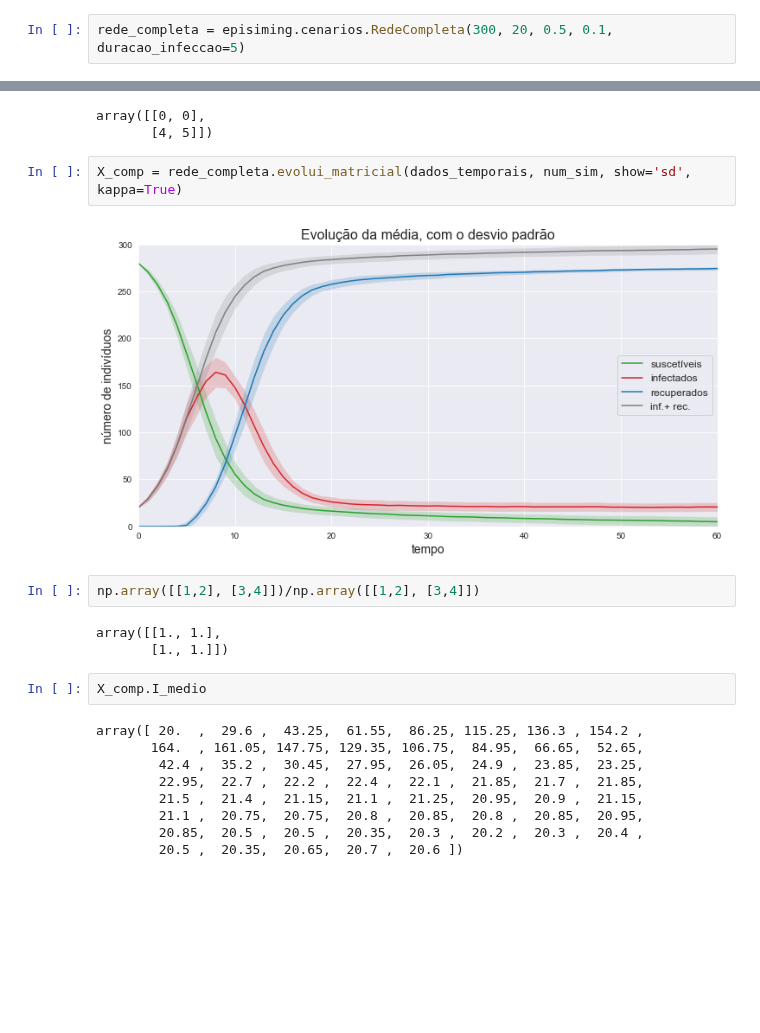
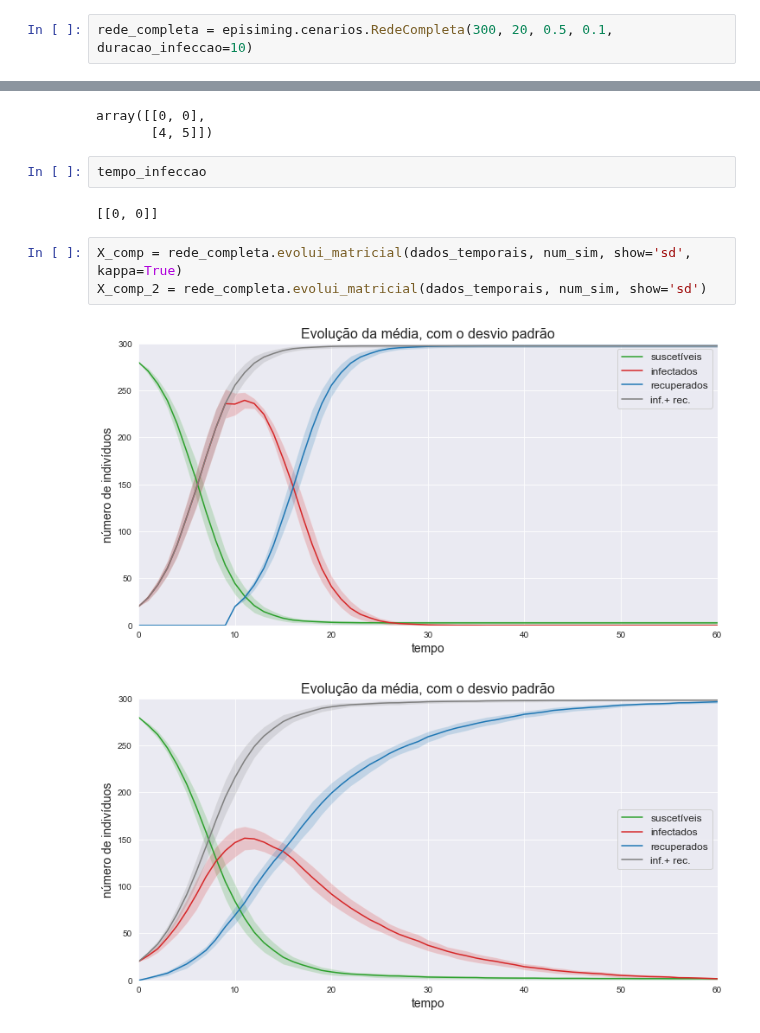
Before and after one commit to Modelagem-Covid-19-RJ/covid19, a Jupyter notebook: modelos/Factory/agent_based/SIR_Matricial_kappa.ipynb, the cells around one changed output, grey strips where cells are left out. Drawn from its saved outputs; the diff is of its cells as text; blank space fills up the shorter version.

```diff
--- a/modelos/Factory/agent_based/SIR_Matricial_kappa.ipynb
+++ b/modelos/Factory/agent_based/SIR_Matricial_kappa.ipynb
@@ -45,7 +49,7 @@ dados_temporais = [t_0, dt, num_dt]
 tempos = np.linspace(t_0, num_dt*dt, num_dt+1)
 num_sim = 20
 # %%
-rede_completa = episiming.cenarios.RedeCompleta(300, 20, 0.5, 0.1, duracao_infeccao=5)
+rede_completa = episiming.cenarios.RedeCompleta(300, 20, 0.5, 0.1, duracao_infeccao=10)
 # %%
 [1,2,3,4].remove(2)
 # %%
@@ -64,23 +68,13 @@ np.concatenate(([[0,0]], [[4, 5]]))
 # %% [output]
 array([[0, 0],
        [4, 5]])
+# %%
+tempo_infeccao
+# %% [output]
+[[0, 0]]
 # %%
 X_comp = rede_completa.evolui_matricial(dados_temporais, num_sim, show='sd', kappa=True)
+X_comp_2 = rede_completa.evolui_matricial(dados_temporais, num_sim, show='sd')
 # %% [output]
-[figure, old version]
+[figure, new version]
+[figure, added]
-# %%
-np.array([[1,2], [3,4]])/np.array([[1,2], [3,4]])
-# %% [output]
-array([[1., 1.],
-       [1., 1.]])
-# %%
-X_comp.I_medio
-# %% [output]
-array([ 20.  ,  29.6 ,  43.25,  61.55,  86.25, 115.25, 136.3 , 154.2 ,
-       164.  , 161.05, 147.75, 129.35, 106.75,  84.95,  66.65,  52.65,
-        42.4 ,  35.2 ,  30.45,  27.95,  26.05,  24.9 ,  23.85,  23.25,
-        22.95,  22.7 ,  22.2 ,  22.4 ,  22.1 ,  21.85,  21.7 ,  21.85,
-        21.5 ,  21.4 ,  21.15,  21.1 ,  21.25,  20.95,  20.9 ,  21.15,
-        21.1 ,  20.75,  20.75,  20.8 ,  20.85,  20.8 ,  20.85,  20.95,
-        20.85,  20.5 ,  20.5 ,  20.35,  20.3 ,  20.2 ,  20.3 ,  20.4 ,
-        20.5 ,  20.35,  20.65,  20.7 ,  20.6 ])
```
Also changed, not shown: parts of 3 cells of this notebook, 1 other file.
